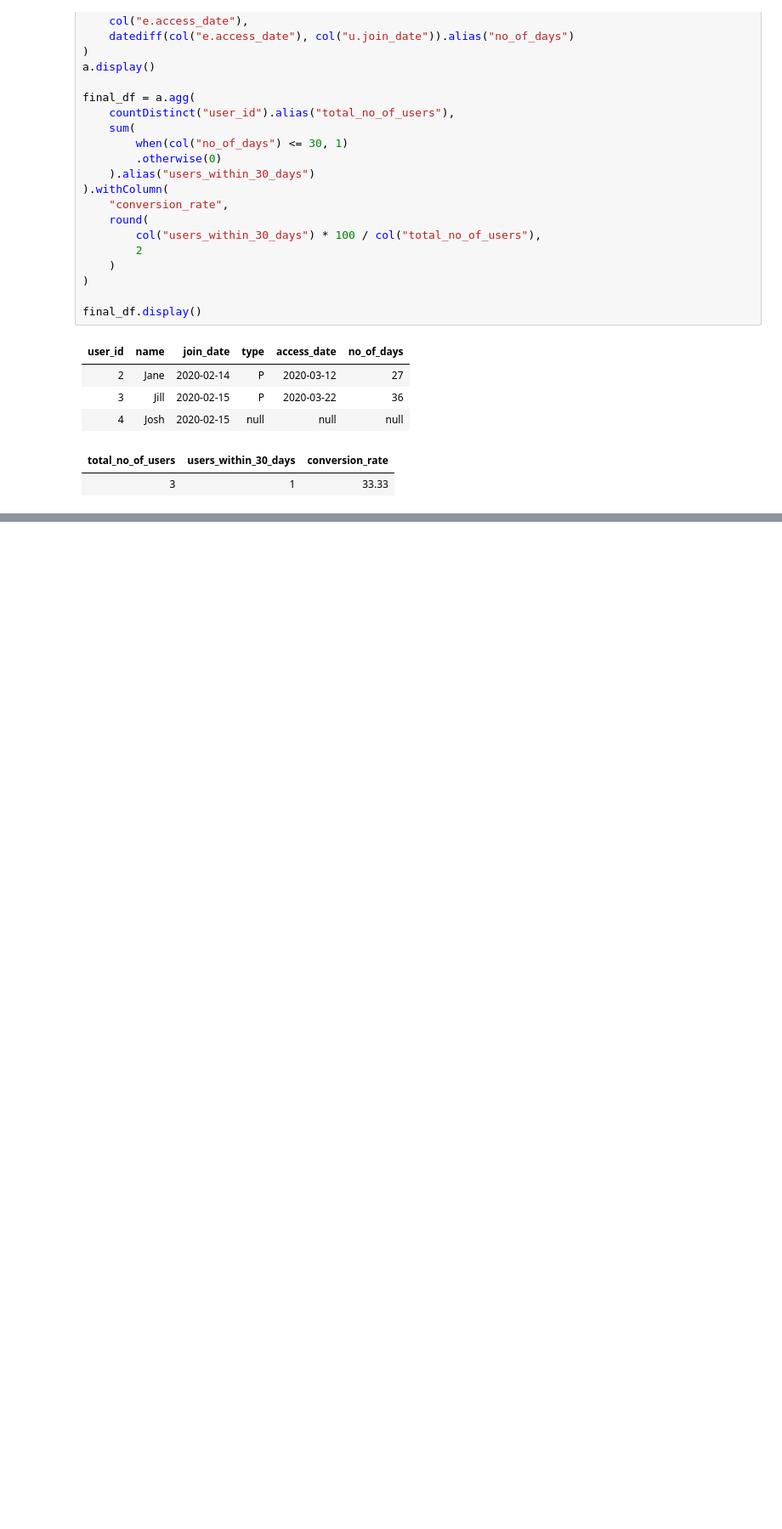
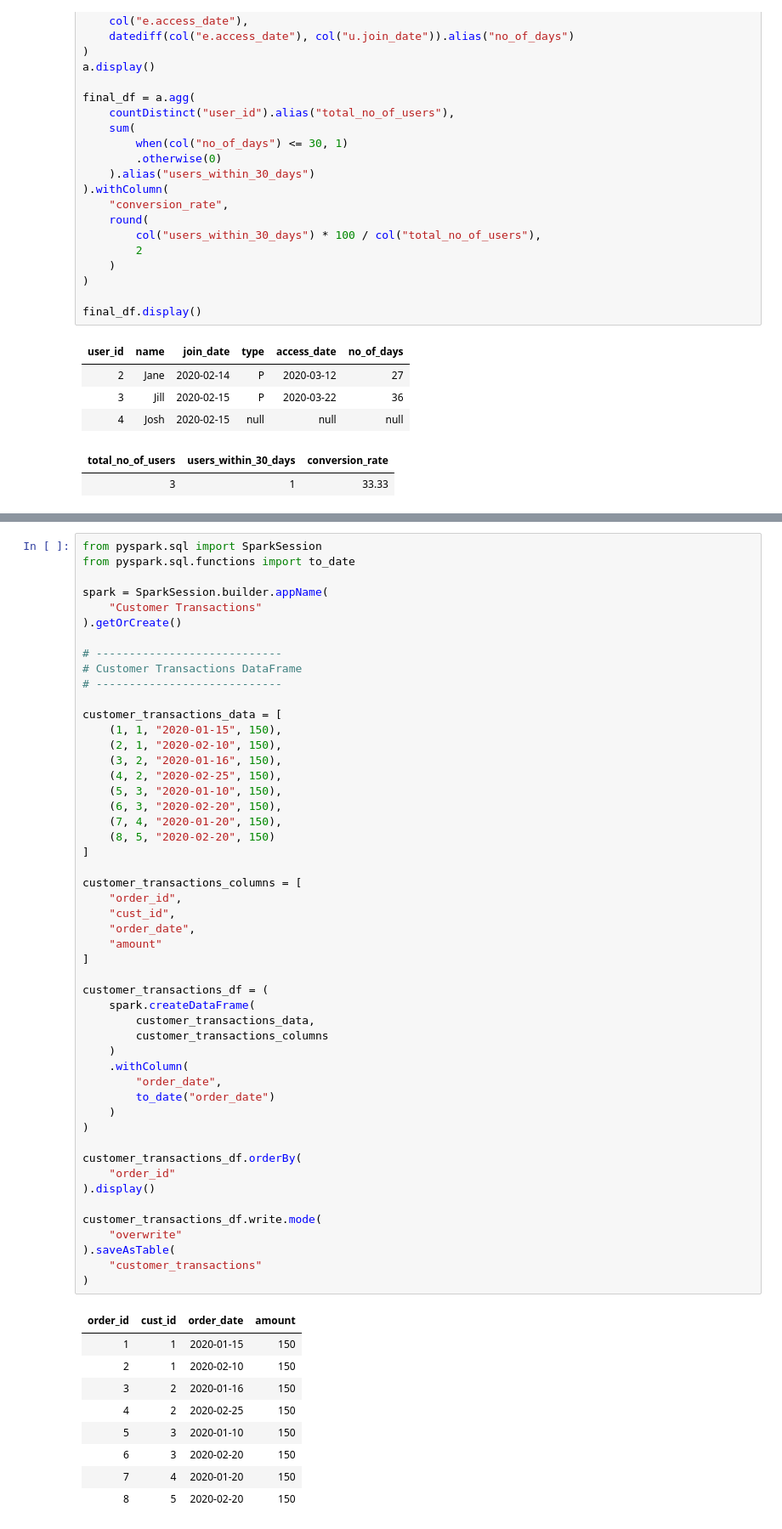
Before and after one commit to Rupam-1/SQL-Pyspark-practise_youtube, a Jupyter notebook: 04. PYSPARK - Part2.ipynb, the cells around one changed output, grey strips where cells are left out. Shown at 85% size. Saved outputs shown, nothing was run; the diff lists cells and outputs as text; blank space fills up the shorter version.

```diff
--- a/04. PYSPARK - Part2.ipynb
+++ b/04. PYSPARK - Part2.ipynb
@@ -362,0 +366,60 @@ final_df.display()
+# %%
+from pyspark.sql import SparkSession
+from pyspark.sql.functions import to_date
+
+spark = SparkSession.builder.appName(
+    "Customer Transactions"
+).getOrCreate()
+
+# ----------------------------
+# Customer Transactions DataFrame
+# ----------------------------
+
+customer_transactions_data = [
+    (1, 1, "2020-01-15", 150),
+    (2, 1, "2020-02-10", 150),
+    (3, 2, "2020-01-16", 150),
+    (4, 2, "2020-02-25", 150),
+    (5, 3, "2020-01-10", 150),
+    (6, 3, "2020-02-20", 150),
+    (7, 4, "2020-01-20", 150),
+    (8, 5, "2020-02-20", 150)
+]
+
+customer_transactions_columns = [
+    "order_id",
+    "cust_id",
+    "order_date",
+    "amount"
+]
+
+customer_transactions_df = (
+    spark.createDataFrame(
+        customer_transactions_data,
+        customer_transactions_columns
+    )
+    .withColumn(
+        "order_date",
+        to_date("order_date")
+    )
+)
+
+customer_transactions_df.orderBy(
+    "order_id"
+).display()
+
+customer_transactions_df.write.mode(
+    "overwrite"
+).saveAsTable(
+    "customer_transactions"
+)
+# %% [output]
+| order_id | cust_id | order_date | amount |
+| 1 | 1 | 2020-01-15 | 150 |
+| 2 | 1 | 2020-02-10 | 150 |
+| 3 | 2 | 2020-01-16 | 150 |
+| 4 | 2 | 2020-02-25 | 150 |
+| 5 | 3 | 2020-01-10 | 150 |
+| 6 | 3 | 2020-02-20 | 150 |
+| 7 | 4 | 2020-01-20 | 150 |
+| 8 | 5 | 2020-02-20 | 150 |
```
Also changed, not shown: parts of 4 cells of this notebook, 1 other file.
